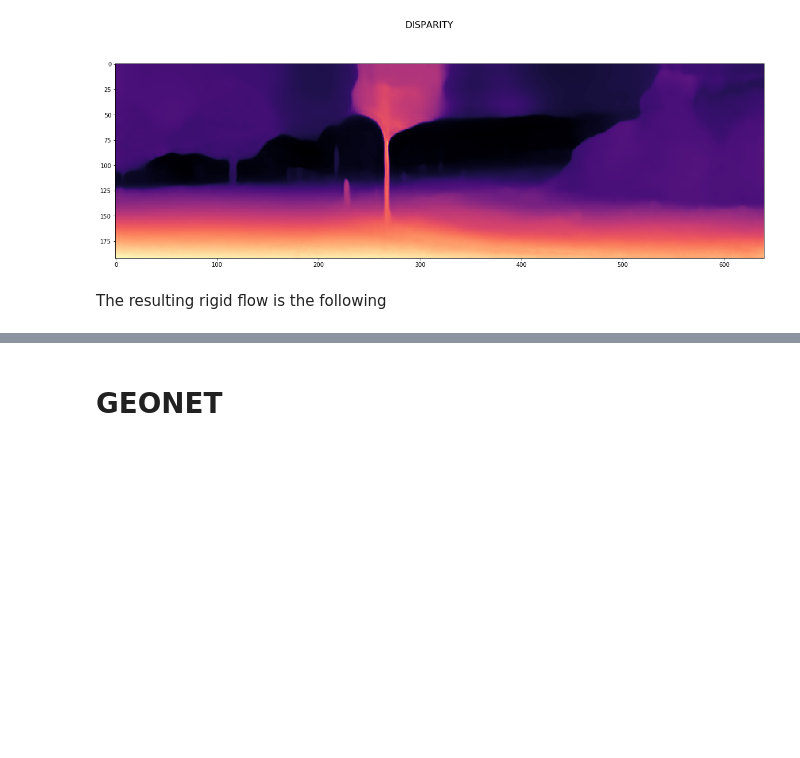
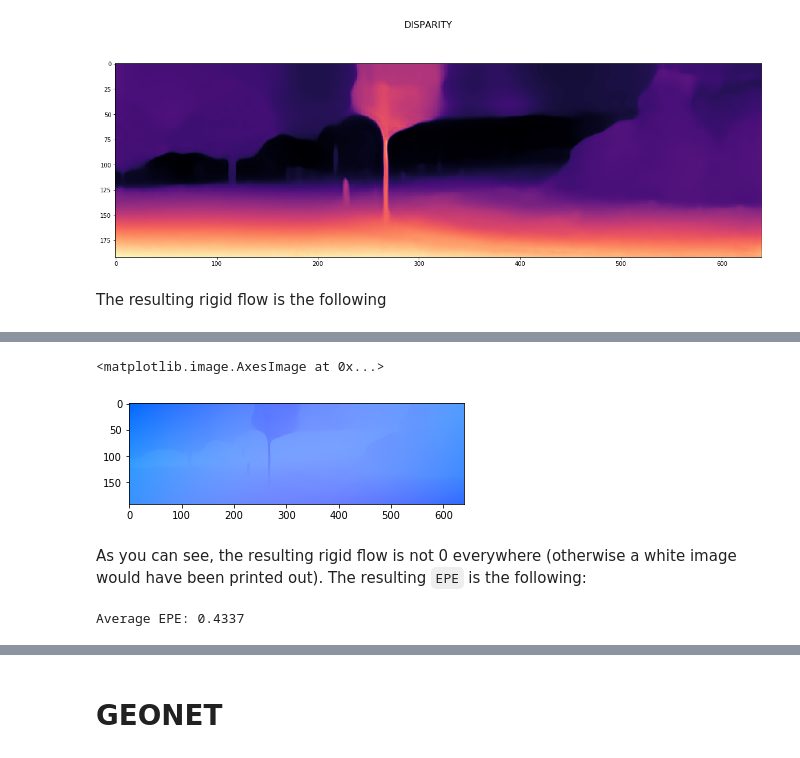
Before and after one commit to FilippoAleotti/MotionTest, a Jupyter notebook: notebook.ipynb, the cells around one changed output, grey strips where cells are left out. Saved outputs shown, nothing was run; the diff lists cells and outputs as text; code cells hidden in the pictures; blank space fills up the shorter version.

```diff
--- a/notebook.ipynb
+++ b/notebook.ipynb
@@ -66,0 +83,15 @@ For this test, we use frame `000000.png` both as T0 and T1 and perform an infere
+# %%
+rigid_flow = read_flo_file(os.path.join(cur_dir,'outputs','rigid_flow_fake_0.flo'))
+EPE = get_EPE(rigid_flow)
+rigid_flow = flow_to_image(rigid_flow)
+plt.imshow(rigid_flow)
+# %% [output]
+<matplotlib.image.AxesImage at 0x...>
+[figure, added]
+# %% [markdown]
+As you can see, the resulting rigid flow is not 0 everywhere (otherwise a white image would have been printed out).
+The resulting `EPE` is the following:
+# %%
+print('Average EPE: {:6.4}'.format(EPE))
+# %% [output]
+Average EPE: 0.4337
```
Also changed, not shown: parts of 16 cells of this notebook, 4 other files.
